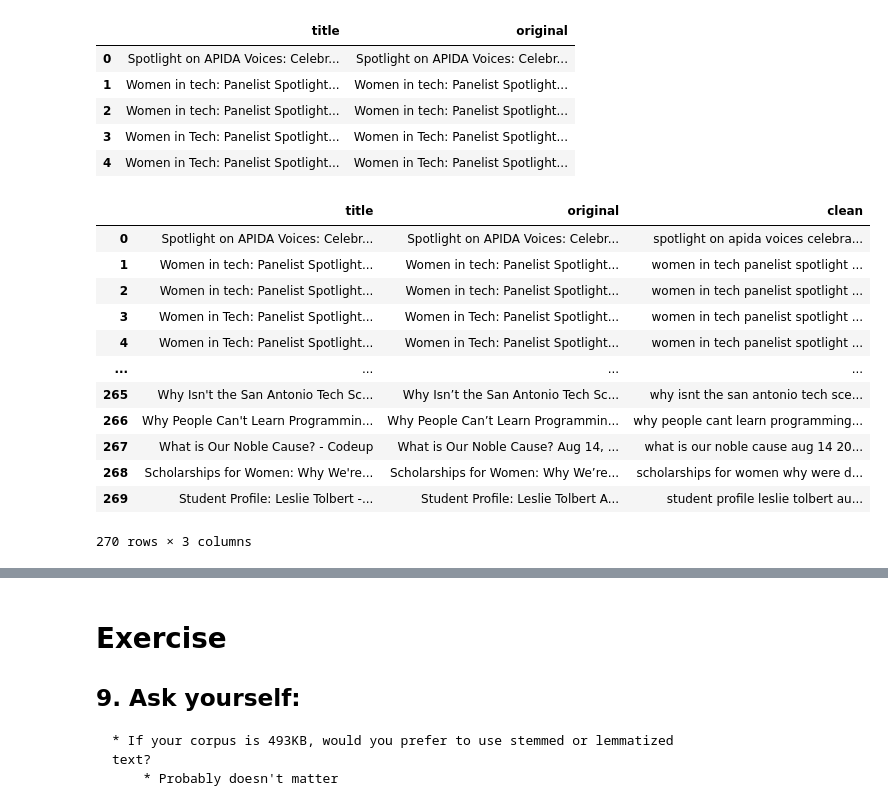
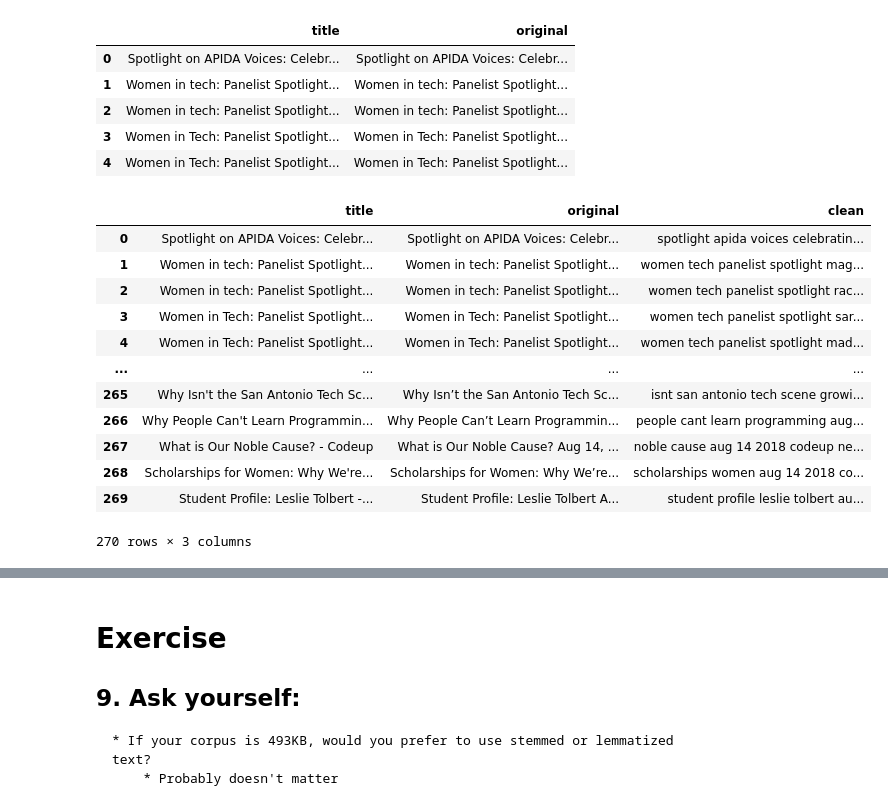
Before and after one commit to corey-hermesch/natural-language-processing-exercises, a Jupyter notebook: prepare_exercises.ipynb, the cells around one changed output, grey strips where cells are left out. Drawn from its saved outputs; the diff is of its cells as text; code cells hidden in the pictures.

```diff
--- a/prepare_exercises.ipynb
+++ b/prepare_exercises.ipynb
@@ -321,5 +321,7 @@ def get_clean_column(df):
     - return the new df
     """
     df['clean'] = pd.Series([basic_clean(s) for s in df.original])
+    df['clean'] = pd.Series([tokenize(s) for s in df.clean])
+    df['clean'] = pd.Series([remove_stopwords(s) for s in df.clean])
 
     return df
@@ -326,18 +330,18 @@ def get_clean_column(df):
 # %%
-codeup_df = p.get_clean_column(codeup_df)
+codeup_df = get_clean_column(codeup_df)
 codeup_df
 # %% [output]
 |  | title | original | clean |
-| 0 | Spotlight on APIDA Voices: Celebr... | Spotlight on APIDA Voices: Celebr... | spotlight on apida voices celebra... |
-| 1 | Women in tech: Panelist Spotlight... | Women in tech: Panelist Spotlight... | women in tech panelist spotlight ... |
-| 2 | Women in tech: Panelist Spotlight... | Women in tech: Panelist Spotlight... | women in tech panelist spotlight ... |
-| 3 | Women in Tech: Panelist Spotlight... | Women in Tech: Panelist Spotlight... | women in tech panelist spotlight ... |
-| 4 | Women in Tech: Panelist Spotlight... | Women in Tech: Panelist Spotlight... | women in tech panelist spotlight ... |
+| 0 | Spotlight on APIDA Voices: Celebr... | Spotlight on APIDA Voices: Celebr... | spotlight apida voices celebratin... |
+| 1 | Women in tech: Panelist Spotlight... | Women in tech: Panelist Spotlight... | women tech panelist spotlight mag... |
+| 2 | Women in tech: Panelist Spotlight... | Women in tech: Panelist Spotlight... | women tech panelist spotlight rac... |
+| 3 | Women in Tech: Panelist Spotlight... | Women in Tech: Panelist Spotlight... | women tech panelist spotlight sar... |
+| 4 | Women in Tech: Panelist Spotlight... | Women in Tech: Panelist Spotlight... | women tech panelist spotlight mad... |
 | ... | ... | ... | ... |
-| 265 | Why Isn't the San Antonio Tech Sc... | Why Isn’t the San Antonio Tech Sc... | why isnt the san antonio tech sce... |
-| 266 | Why People Can't Learn Programmin... | Why People Can’t Learn Programmin... | why people cant learn programming... |
-| 267 | What is Our Noble Cause? - Codeup | What is Our Noble Cause? Aug 14, ... | what is our noble cause aug 14 20... |
-| 268 | Scholarships for Women: Why We're... | Scholarships for Women: Why We’re... | scholarships for women why were d... |
+| 265 | Why Isn't the San Antonio Tech Sc... | Why Isn’t the San Antonio Tech Sc... | isnt san antonio tech scene growi... |
+| 266 | Why People Can't Learn Programmin... | Why People Can’t Learn Programmin... | people cant learn programming aug... |
+| 267 | What is Our Noble Cause? - Codeup | What is Our Noble Cause? Aug 14, ... | noble cause aug 14 2018 codeup ne... |
+| 268 | Scholarships for Women: Why We're... | Scholarships for Women: Why We’re... | scholarships women aug 14 2018 co... |
 | 269 | Student Profile: Leslie Tolbert -... | Student Profile: Leslie Tolbert A... | student profile leslie tolbert au... |
 270 rows × 3 columns
 # %%
```
Also changed, not shown: parts of 3 cells of this notebook, 4 other files.
